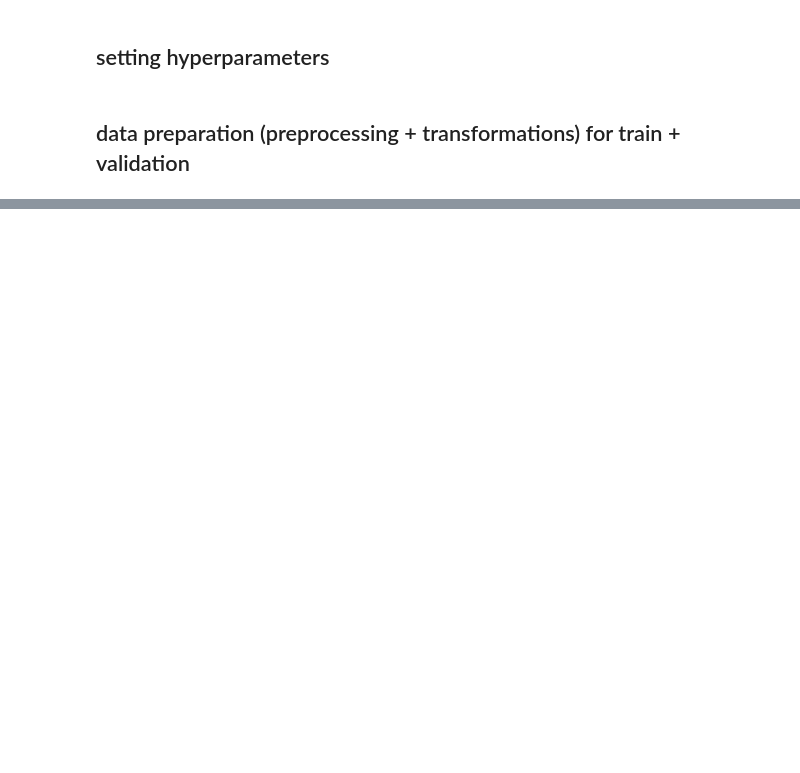
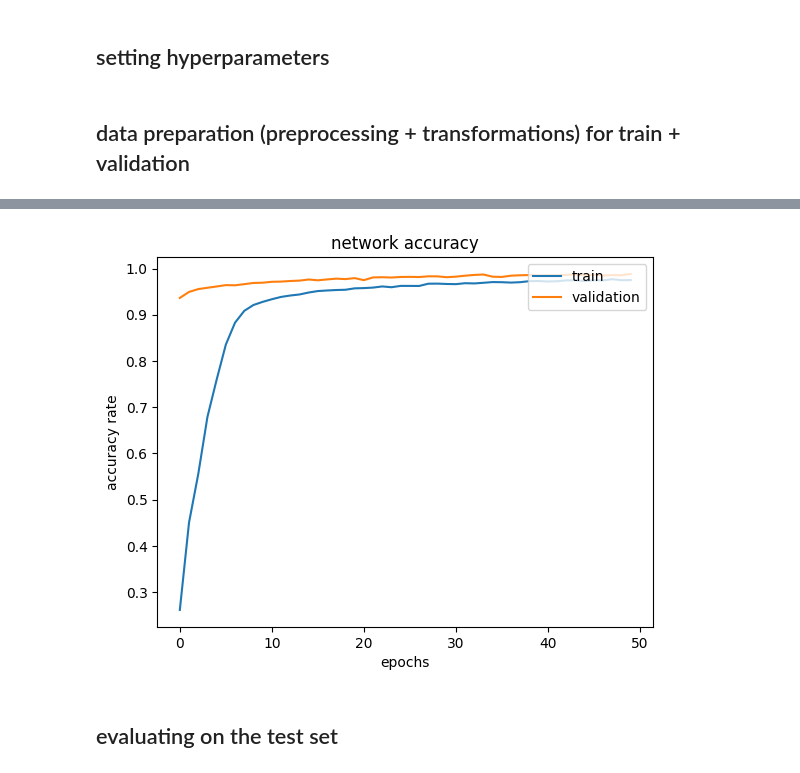
Before and after one commit to zkhan122/MNIST-ANN-Classifier, a Jupyter notebook: MNIST_classifiier.ipynb, the cells around one changed output, grey strips where cells are left out. Saved outputs shown, nothing was run; the diff lists cells and outputs as text; code cells hidden in the pictures; blank space fills up the shorter version.

```diff
--- a/MNIST_classifiier.ipynb
+++ b/MNIST_classifiier.ipynb
@@ -117,0 +225,12 @@ validation_generator = validation_data_generation.flow(
+# %%
+plt.plot(train_history.history["accuracy"])
+plt.plot(validation_history.history["accuracy"])
+plt.title("network accuracy")
+plt.ylabel("accuracy rate")
+plt.xlabel("epochs")
+plt.legend(["train", "validation"], loc="upper right")
+plt.show()
+# %% [output]
+[figure, added]
+# %% [markdown]
+## evaluating on the test set
```
Also changed, not shown: parts of 19 cells of this notebook.
